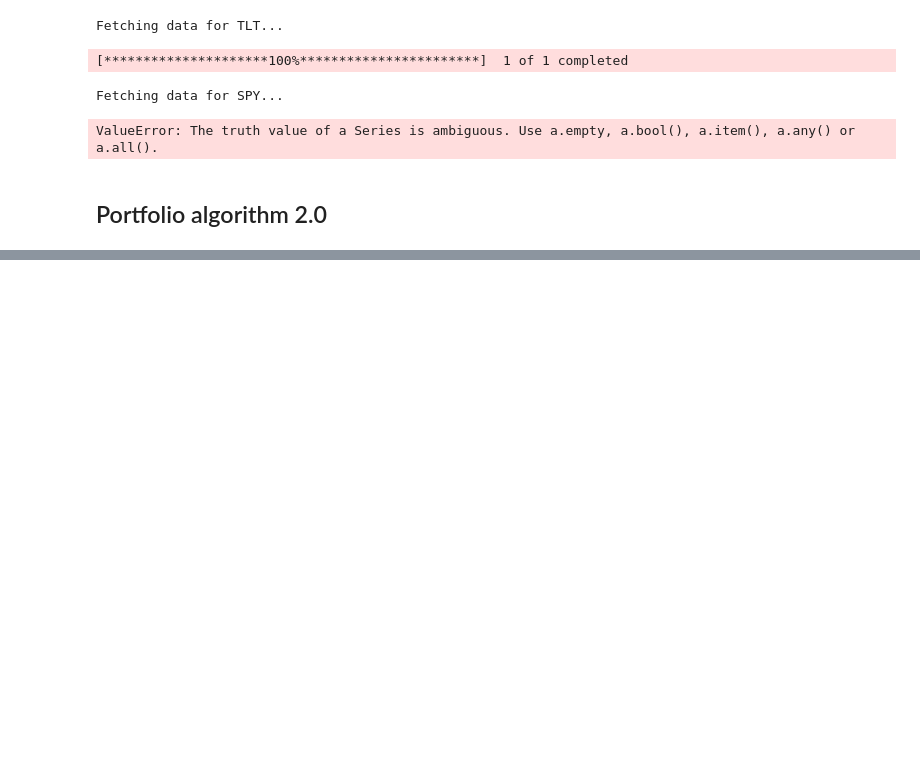
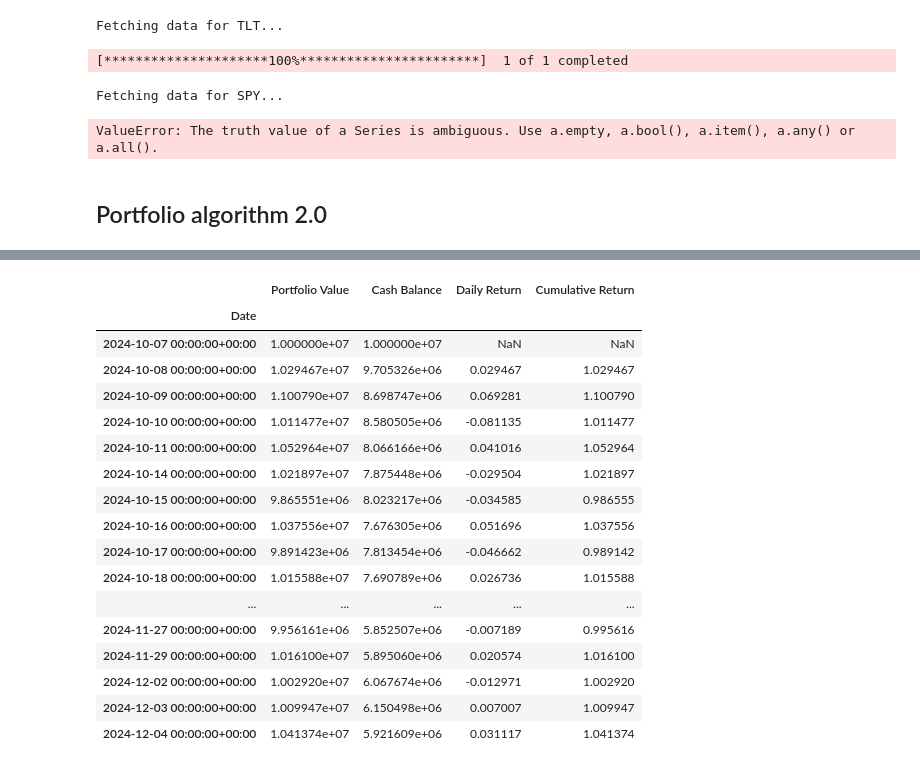
Before and after one commit to jdstyles01/Trading-BOT, a Jupyter notebook: algo1.ipynb, the cells around one changed output, grey strips where cells are left out. Cells and saved outputs as stored; diff of their text form; code cells hidden in the pictures; blank space fills up the shorter version.

```diff
--- a/algo1.ipynb
+++ b/algo1.ipynb
@@ -799,0 +806,21 @@ Fetching data for ADBE...
+# %%
+portfolio_value_df
+# %% [output]
+|  | Portfolio Value | Cash Balance | Daily Return | Cumulative Return |
+| Date |  |  |  |  |
+| 2024-10-07 00:00:00+00:00 | 1.000000e+07 | 1.000000e+07 | NaN | NaN |
+| 2024-10-08 00:00:00+00:00 | 1.029467e+07 | 9.705326e+06 | 0.029467 | 1.029467 |
+| 2024-10-09 00:00:00+00:00 | 1.100790e+07 | 8.698747e+06 | 0.069281 | 1.100790 |
+| 2024-10-10 00:00:00+00:00 | 1.011477e+07 | 8.580505e+06 | -0.081135 | 1.011477 |
+| 2024-10-11 00:00:00+00:00 | 1.052964e+07 | 8.066166e+06 | 0.041016 | 1.052964 |
+| 2024-10-14 00:00:00+00:00 | 1.021897e+07 | 7.875448e+06 | -0.029504 | 1.021897 |
+| 2024-10-15 00:00:00+00:00 | 9.865551e+06 | 8.023217e+06 | -0.034585 | 0.986555 |
+| 2024-10-16 00:00:00+00:00 | 1.037556e+07 | 7.676305e+06 | 0.051696 | 1.037556 |
+| 2024-10-17 00:00:00+00:00 | 9.891423e+06 | 7.813454e+06 | -0.046662 | 0.989142 |
+| 2024-10-18 00:00:00+00:00 | 1.015588e+07 | 7.690789e+06 | 0.026736 | 1.015588 |
+| ... | ... | ... | ... | ... |
+| 2024-11-27 00:00:00+00:00 | 9.956161e+06 | 5.852507e+06 | -0.007189 | 0.995616 |
+| 2024-11-29 00:00:00+00:00 | 1.016100e+07 | 5.895060e+06 | 0.020574 | 1.016100 |
+| 2024-12-02 00:00:00+00:00 | 1.002920e+07 | 6.067674e+06 | -0.012971 | 1.002920 |
+| 2024-12-03 00:00:00+00:00 | 1.009947e+07 | 6.150498e+06 | 0.007007 | 1.009947 |
+| 2024-12-04 00:00:00+00:00 | 1.041374e+07 | 5.921609e+06 | 0.031117 | 1.041374 |
```
Also changed, not shown: parts of 7 cells of this notebook, 1 other file.
